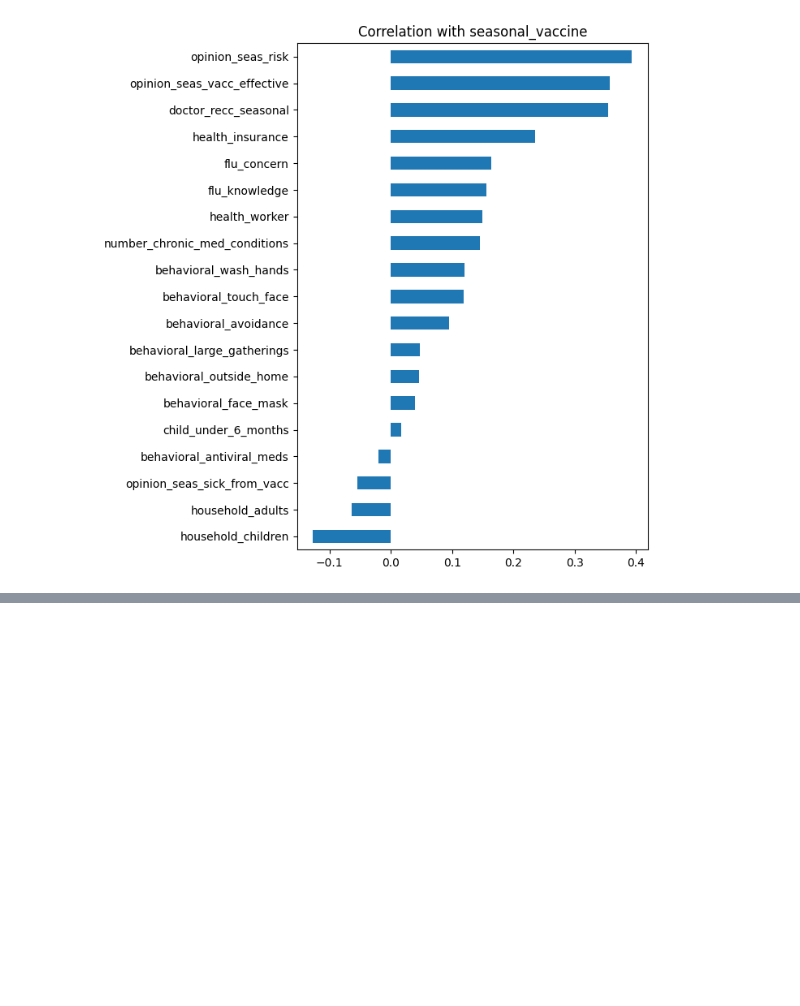
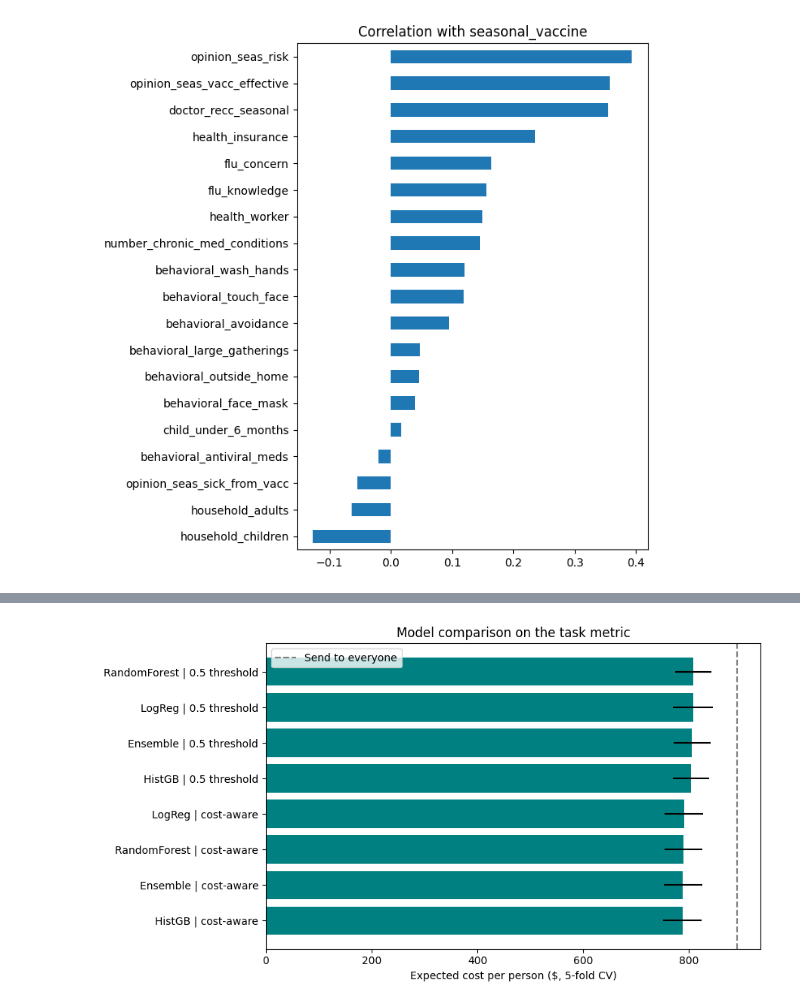
Before and after one commit to Charanca24/Team-E, a Jupyter notebook: flu_vaccine.ipynb, the cells around one changed output, grey strips where cells are left out. Saved outputs shown, nothing was run; the diff lists cells and outputs as text; code cells hidden in the pictures; blank space fills up the shorter version.

```diff
--- a/flu_vaccine.ipynb
+++ b/flu_vaccine.ipynb
@@ -77,0 +124,9 @@ plt.tight_layout(); plt.show()
+# %%
+yb = y.values.astype(bool)
+baselines = {
+    "Send to nobody":    total_cost(np.zeros_like(yb), yb, p_train),
+    "Send to everyone":  total_cost(np.ones_like(yb),  yb, p_train),
+    "Perfect knowledge": total_cost(yb, yb, p_train),
+}
+for k, v in baselines.items():
+    print(f"{k:20s} ${v:,.0f}  (${v/len(y):.0f} per person)")
@@ -77,0 +208,17 @@ plt.tight_layout(); plt.show()
+# %%
+def fold_costs(q, rule):
+    out = []
+    for _, val_idx in cv.split(X, y):
+        send = rule(q[val_idx], p_train[val_idx])
+        out.append(total_cost(send, yb[val_idx], p_train[val_idx]) / len(val_idx))
+    return np.array(out)
+
+rules = {"cost-aware": decide, "0.5 threshold": lambda q, p: q > 0.5}
+rows = []
+for name, q in oof.items():
+    for rname, rule in rules.items():
+        c = fold_costs(q, rule)
+        rows.append({"model": name, "rule": rname, "cost_per_person": c.mean(),
+                     "std_across_folds": c.std(), "vaccines_sent": int(rule(q, p_train).sum())})
+results = pd.DataFrame(rows).sort_values("cost_per_person").reset_index(drop=True)
+results.round(2)
@@ -77,0 +235,9 @@ plt.tight_layout(); plt.show()
+# %%
+fig, ax = plt.subplots(figsize=(9, 5))
+labels = results["model"] + " | " + results["rule"]
+ax.barh(labels, results["cost_per_person"], xerr=results["std_across_folds"], color="teal")
+ax.axvline(baselines["Send to everyone"] / len(y), ls="--", color="grey", label="Send to everyone")
+ax.set_xlabel("Expected cost per person ($, 5-fold CV)"); ax.set_title("Model comparison on the task metric")
+ax.legend(); plt.tight_layout(); plt.show()
+# %% [output]
+[figure, added]
```
Also changed, not shown: parts of 10 cells of this notebook.
